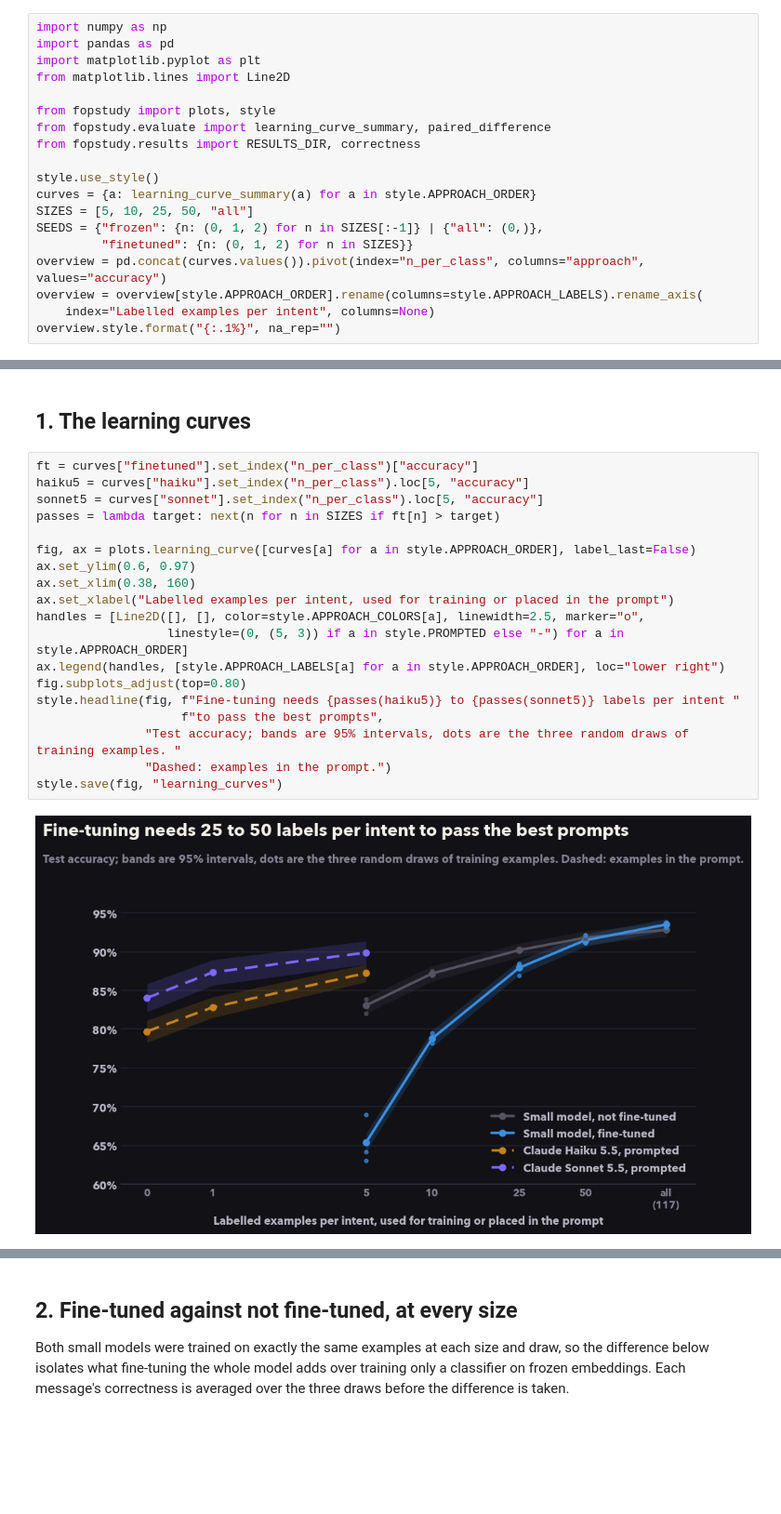
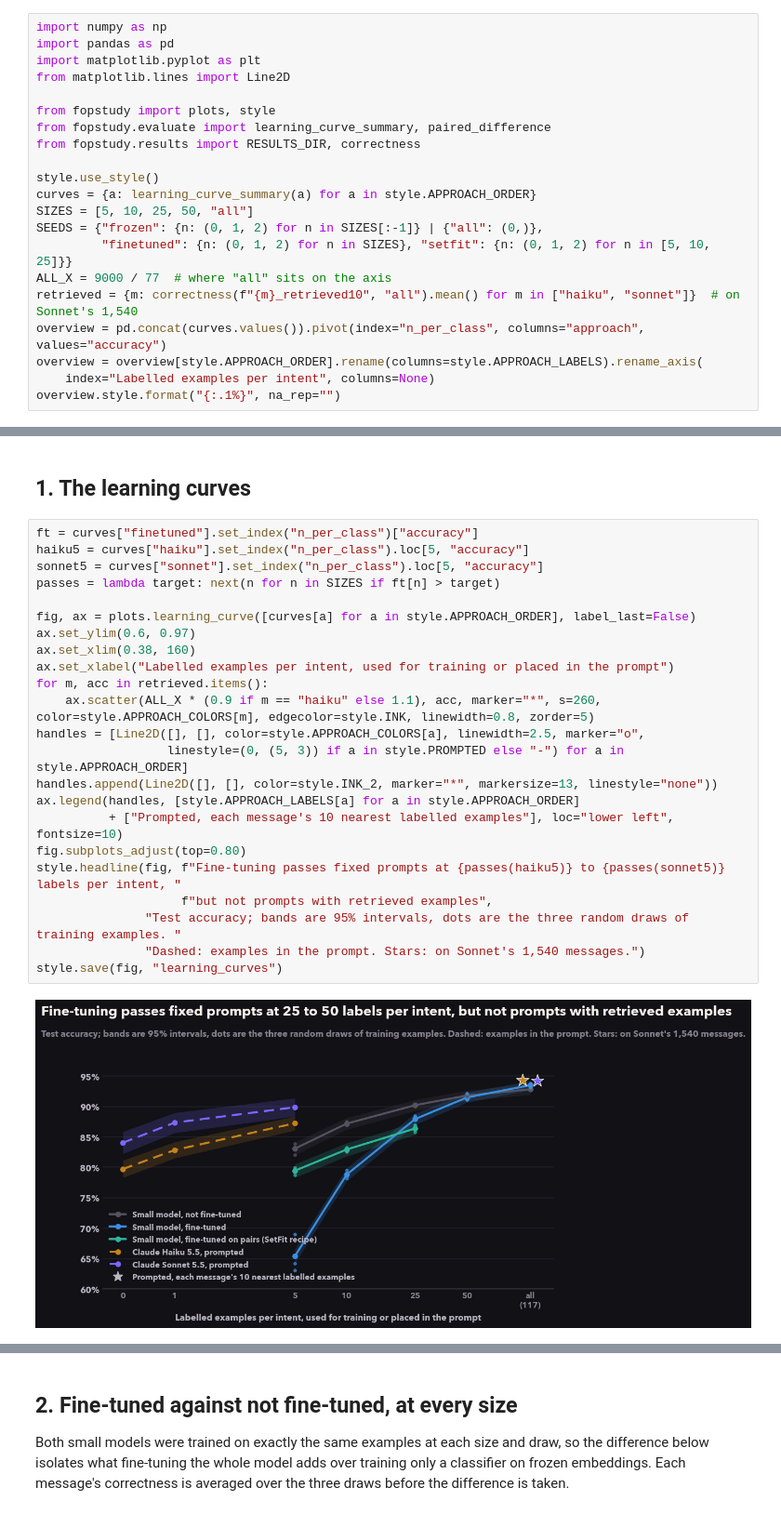
Before and after one commit to ai-with-md/finetune-or-prompt, a Jupyter notebook: notebooks/03_learning_curve.ipynb, the cells around one changed output, grey strips where cells are left out. Shown at 93% size. Drawn from its saved outputs; the diff is of its cells as text; blank space fills up the shorter version.

```diff
--- a/notebooks/03_learning_curve.ipynb
+++ b/notebooks/03_learning_curve.ipynb
@@ -24,7 +25,9 @@ style.use_style()
 curves = {a: learning_curve_summary(a) for a in style.APPROACH_ORDER}
 SIZES = [5, 10, 25, 50, "all"]
 SEEDS = {"frozen": {n: (0, 1, 2) for n in SIZES[:-1]} | {"all": (0,)},
-         "finetuned": {n: (0, 1, 2) for n in SIZES}}
+         "finetuned": {n: (0, 1, 2) for n in SIZES}, "setfit": {n: (0, 1, 2) for n in [5, 10, 25]}}
+ALL_X = 9000 / 77  # where "all" sits on the axis
+retrieved = {m: correctness(f"{m}_retrieved10", "all").mean() for m in ["haiku", "sonnet"]}  # on Sonnet's 1,540
 overview = pd.concat(curves.values()).pivot(index="n_per_class", columns="approach", values="accuracy")
 overview = overview[style.APPROACH_ORDER].rename(columns=style.APPROACH_LABELS).rename_axis(
     index="Labelled examples per intent", columns=None)
@@ -44,24 +47,28 @@ overview.style.format("{:.1%}", na_rep="")
 # %%
 ft = curves["finetuned"].set_index("n_per_class")["accuracy"]
 haiku5 = curves["haiku"].set_index("n_per_class").loc[5, "accuracy"]
 sonnet5 = curves["sonnet"].set_index("n_per_class").loc[5, "accuracy"]
 passes = lambda target: next(n for n in SIZES if ft[n] > target)
 
 fig, ax = plots.learning_curve([curves[a] for a in style.APPROACH_ORDER], label_last=False)
 ax.set_ylim(0.6, 0.97)
 ax.set_xlim(0.38, 160)
 ax.set_xlabel("Labelled examples per intent, used for training or placed in the prompt")
+for m, acc in retrieved.items():
+    ax.scatter(ALL_X * (0.9 if m == "haiku" else 1.1), acc, marker="*", s=260, color=style.APPROACH_COLORS[m], edgecolor=style.INK, linewidth=0.8, zorder=5)
 handles = [Line2D([], [], color=style.APPROACH_COLORS[a], linewidth=2.5, marker="o",
                   linestyle=(0, (5, 3)) if a in style.PROMPTED else "-") for a in style.APPROACH_ORDER]
-ax.legend(handles, [style.APPROACH_LABELS[a] for a in style.APPROACH_ORDER], loc="lower right")
+handles.append(Line2D([], [], color=style.INK_2, marker="*", markersize=13, linestyle="none"))
+ax.legend(handles, [style.APPROACH_LABELS[a] for a in style.APPROACH_ORDER]
+          + ["Prompted, each message's 10 nearest labelled examples"], loc="lower left", fontsize=10)
 fig.subplots_adjust(top=0.80)
-style.headline(fig, f"Fine-tuning needs {passes(haiku5)} to {passes(sonnet5)} labels per intent "
-                    f"to pass the best prompts",
+style.headline(fig, f"Fine-tuning passes fixed prompts at {passes(haiku5)} to {passes(sonnet5)} labels per intent, "
+                    f"but not prompts with retrieved examples",
                "Test accuracy; bands are 95% intervals, dots are the three random draws of training examples. "
-               "Dashed: examples in the prompt.")
+               "Dashed: examples in the prompt. Stars: on Sonnet's 1,540 messages.")
 style.save(fig, "learning_curves")
 # %% [output]
-[figure, old version]
+[figure, new version]
 # %% [markdown]
 Three things stand out:
 
```
Also changed, not shown: parts of 8 cells of this notebook, 41 other files.
